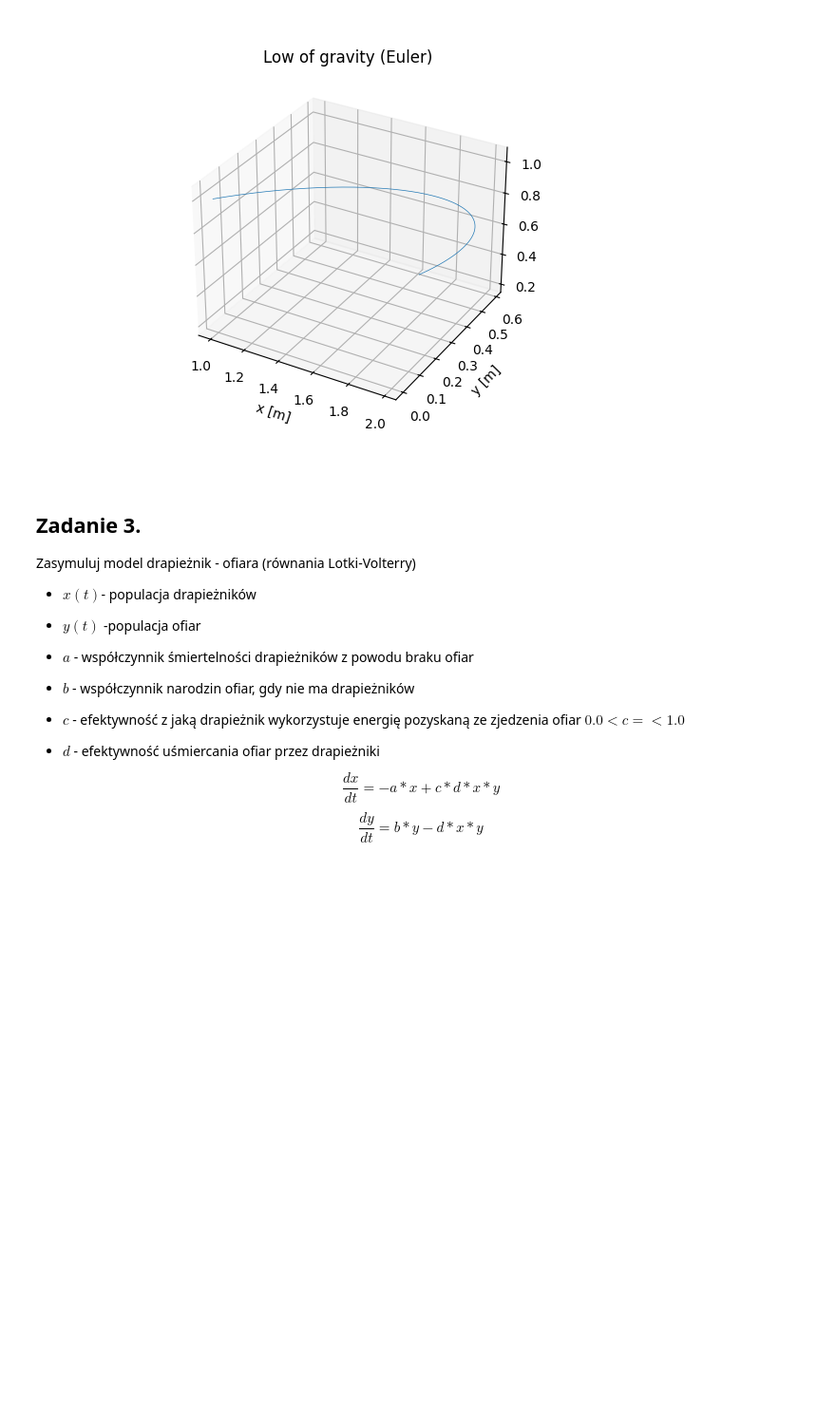
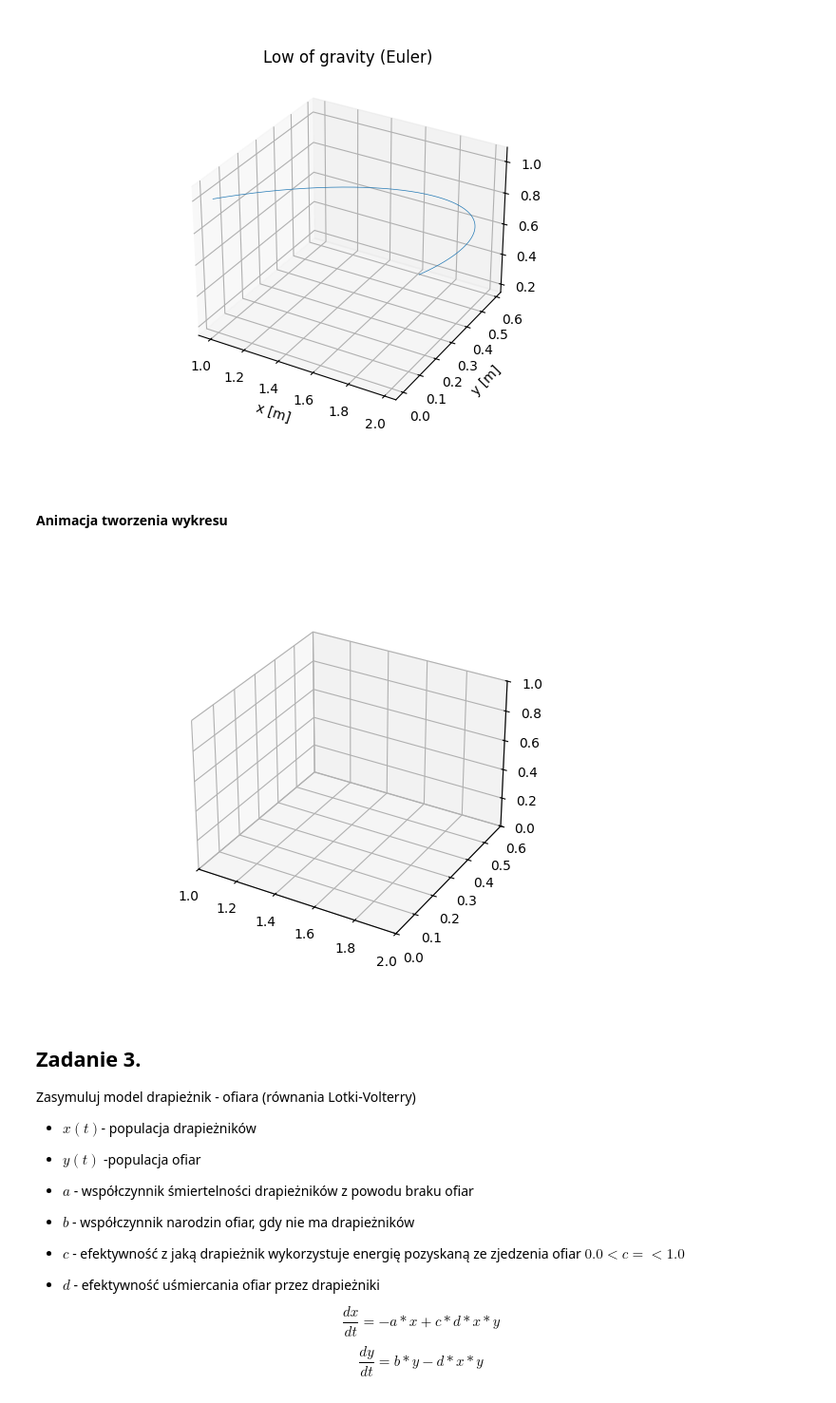
Before and after one commit to WSm-77/computional_methods_in_science_and_technology, a Jupyter notebook: lab11/11.Mownit_ODE_Lab11.ipynb, the cells around one changed output. Shown at 95% size. Cells and saved outputs as stored; diff of their text form; code cells hidden in the pictures; blank space fills up the shorter version.

Commit message:
Add animations

```diff
--- a/lab11/11.Mownit_ODE_Lab11.ipynb
+++ b/lab11/11.Mownit_ODE_Lab11.ipynb
@@ -267,5 +262,5 @@ plt.show()
 # %% [markdown]
 #### Rozwiązanie metodą Eulera
 # %%
-sol_euler_gravity_oscilator = euler_diff_eq_solver(gravity, r0, t_eval = t_eval_gravity_rk, args = (G, M1, M2))
+sol_euler_gravity = euler_diff_eq_solver(gravity, r0, t_eval = t_eval_gravity_rk, args = (G, M1, M2))
 # %%
@@ -278,6 +272,29 @@ ax_gravity_euler.set_ylabel("y [m]")
 plt.show()
 # %% [output]
 [figure]
+# %% [markdown]
+#### Animacja tworzenia wykresu
+# %%
+ax_gravity_animation = plt.figure().add_subplot(projection='3d')
+line_gravity, = ax_gravity_animation.plot([], [], [], lw=2)
+ax_gravity_animation.set_ylim(0.0, 0.6)
+ax_gravity_animation.set_xlim(1.0, 2.0)
+ax_gravity_animation.set_zlim(0.0, 1.0)
+
+def init_gravity():
+    line_gravity.set_data([], [])
+    line_gravity.set_3d_properties([])
+    return line_gravity,
+
+def animate_gravity(i):
+    line_gravity.set_data(sol_euler_gravity[:i, 0], sol_euler_gravity[:i, 1])
+    line_gravity.set_3d_properties(sol_euler_gravity[:i, 2])
+    return line_gravity,
+
+ani = FuncAnimation(fig, animate_gravity, init_func=init_gravity, frames=len(t_eval_gravity_rk), interval=10, blit=True)
+plt.show()
+# %% [output]
+[figure, added]
 # %% [markdown]
 ## Zadanie 3.
 
```
Also changed, not shown: parts of 30 cells of this notebook.
